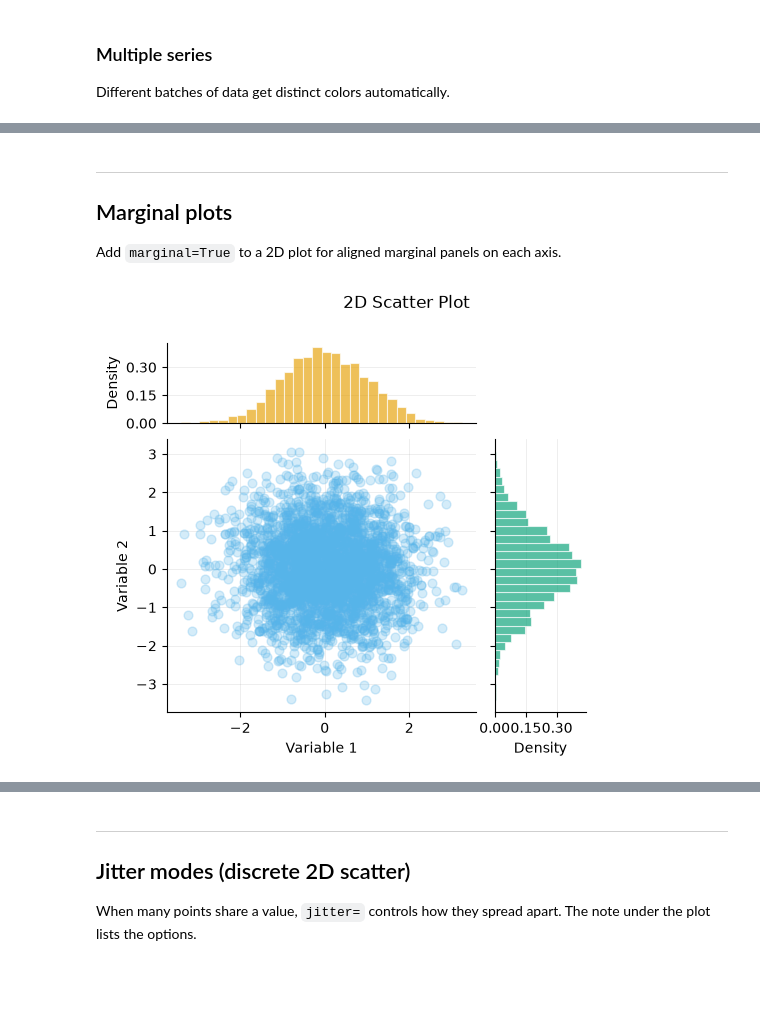
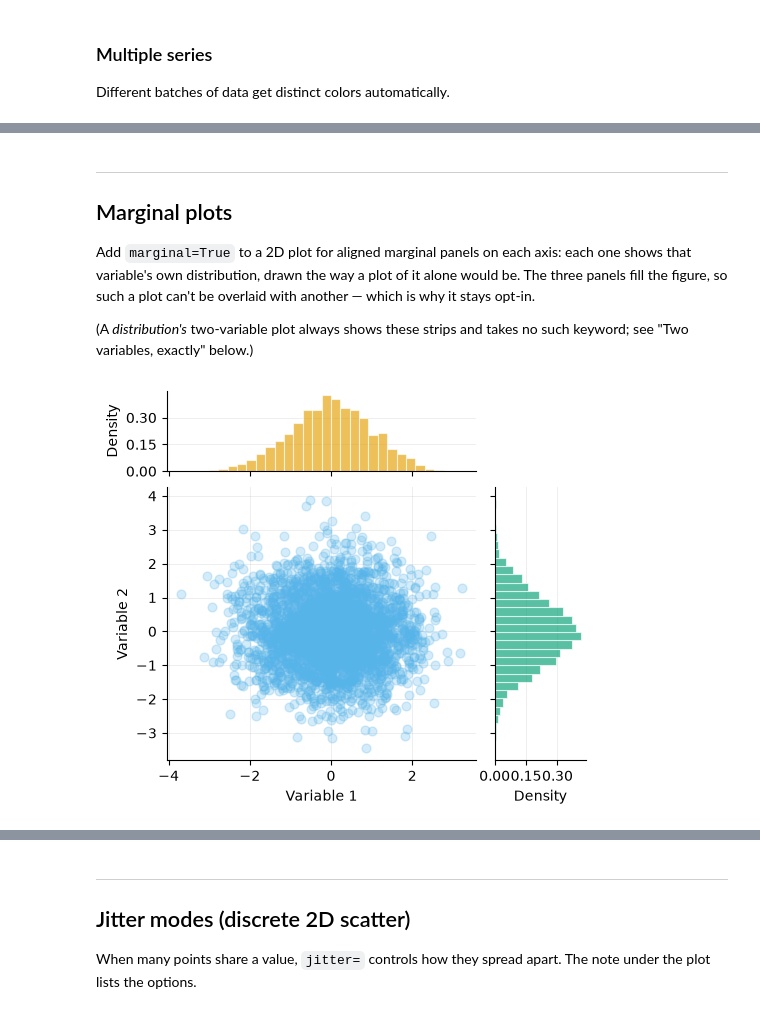
Before and after one commit to calpoly-symbulate/symbulate, a Jupyter notebook: team/graphics_gallery.ipynb, the cells around one changed output, grey strips where cells are left out. Cells and saved outputs as stored; diff of their text form; code cells hidden in the pictures; blank space fills up the shorter version.

Commit message:
Feature: Reverted marginal defaults and auto plot distribution marginals.

```diff
--- a/team/graphics_gallery.ipynb
+++ b/team/graphics_gallery.ipynb
@@ -164,9 +169,15 @@ RV(Normal(4, 1)).sim(5000).plot(suggest=False)
 # %% [markdown]
 ---
 ## Marginal plots
-Add `marginal=True` to a 2D plot for aligned marginal panels on each axis.
+Add `marginal=True` to a 2D plot for aligned marginal panels on each axis: each one shows
+that variable's own distribution, drawn the way a plot of it alone would be. The three
+panels fill the figure, so such a plot can't be overlaid with another — which is why it
+stays opt-in.
+
+(A *distribution's* two-variable plot always shows these strips and takes no such
+keyword; see "Two variables, exactly" below.)
 # %%
-RV(Normal(0, 1) ** 2).sim(3000).plot(type='scatter', suggest=False)
+RV(Normal(0, 1) ** 2).sim(3000).plot(type='scatter', marginal=True, suggest=False)
 # %% [output]
-[figure, old version]
+[figure, new version]
 # %%
```
Also changed, not shown: parts of 42 cells of this notebook, 8 other files.
